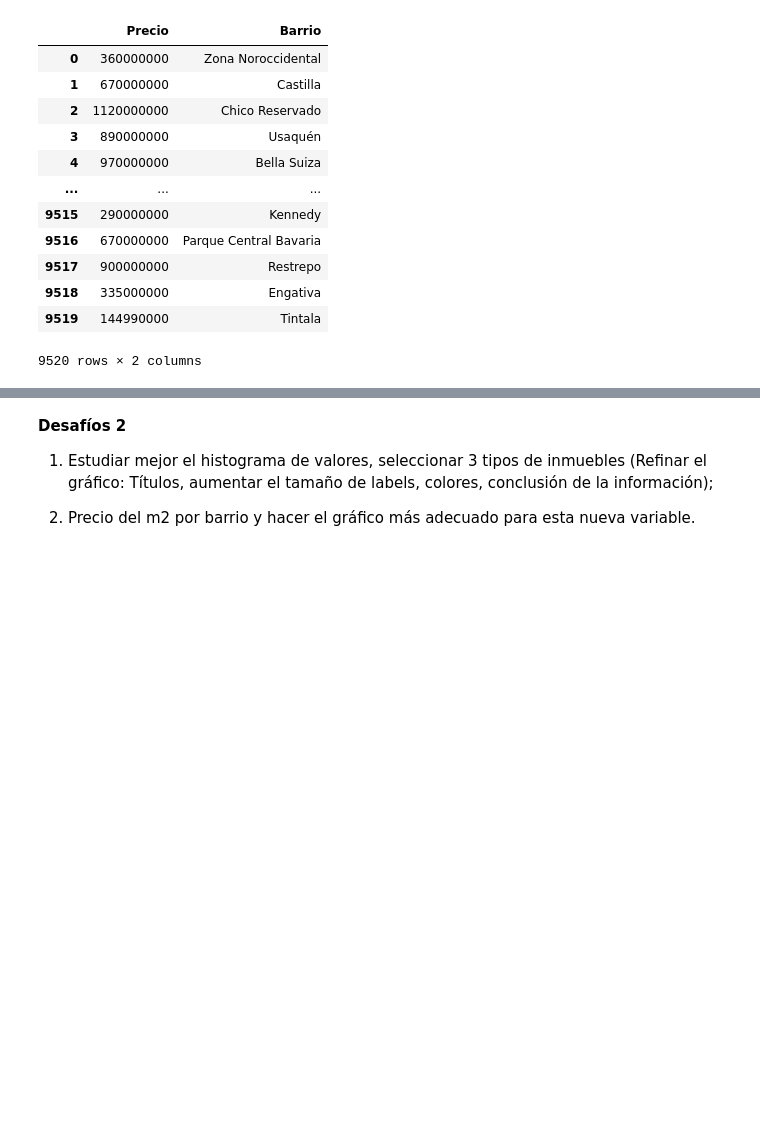
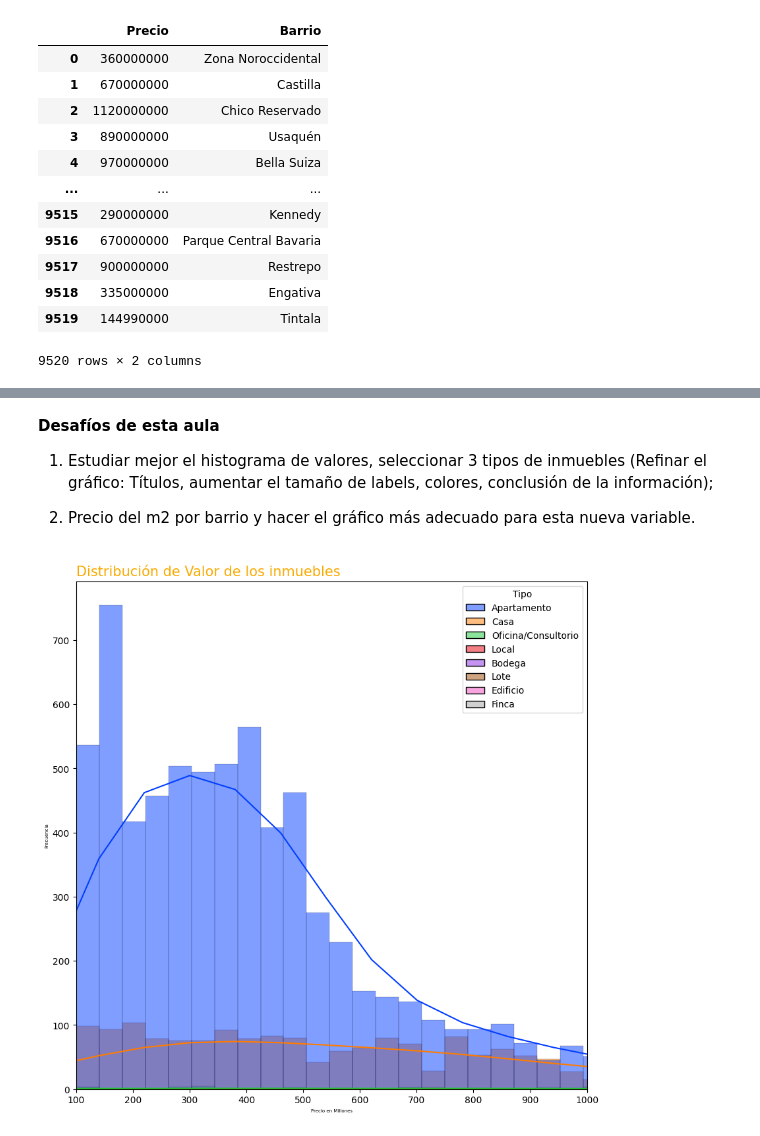
Before and after one commit to fernanp23/InmersionDeDatos, a Jupyter notebook: inmersion_de_datos.ipynb, the cells around one changed output, grey strips where cells are left out. Cells and saved outputs as stored; diff of their text form; code cells hidden in the pictures; blank space fills up the shorter version.

```diff
--- a/inmersion_de_datos.ipynb
+++ b/inmersion_de_datos.ipynb
@@ -504,5 +504,16 @@ plt.show()
 # %% [markdown]
-**Desafíos 2**
+**Desafíos de esta aula**
 1. Estudiar mejor el histograma de valores, seleccionar 3 tipos de inmuebles (Refinar el gráfico: Títulos, aumentar el tamaño de labels, colores, conclusión de la información);
 
 2. Precio del m2 por barrio y hacer el gráfico más adecuado para esta nueva variable.
+# %%
+plt.figure(figsize=(10,10))
+grafica = sns.histplot(data=inmuebles, x='Precio_Millon', kde=True, hue='Tipo', palette='bright')
+grafica.set_title(label='Distribución de Valor de los inmuebles', fontsize=15, loc='left', fontdict={'color': '#f9ab00'})
+grafica.set_xlabel('Precio en Millones', fontsize=5)
+grafica.set_ylabel('Frecuencia', fontsize=5)
+plt.xlim((100,1000))
+plt.savefig('/content/drive/MyDrive/Inmersión de datos/1/valor_inmueblesEdit.png', format='png')
+plt.show()
+# %% [output]
+[figure, added]
```
Also changed, not shown: parts of 20 cells of this notebook.
